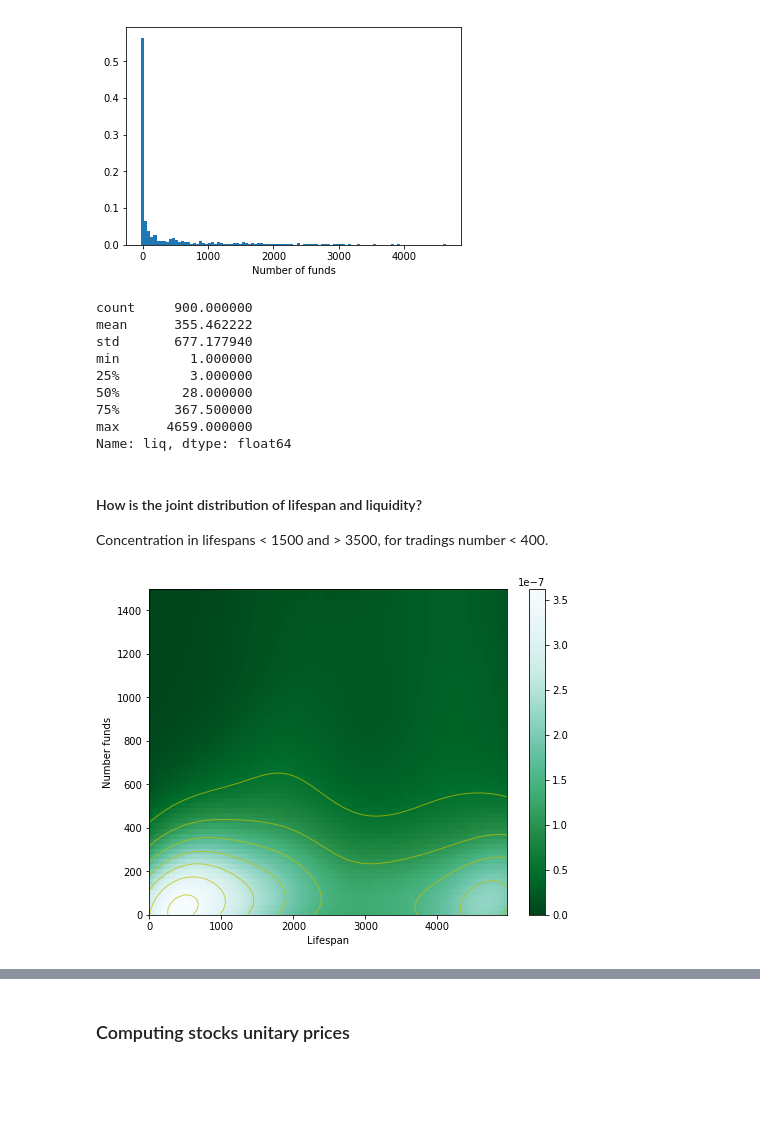
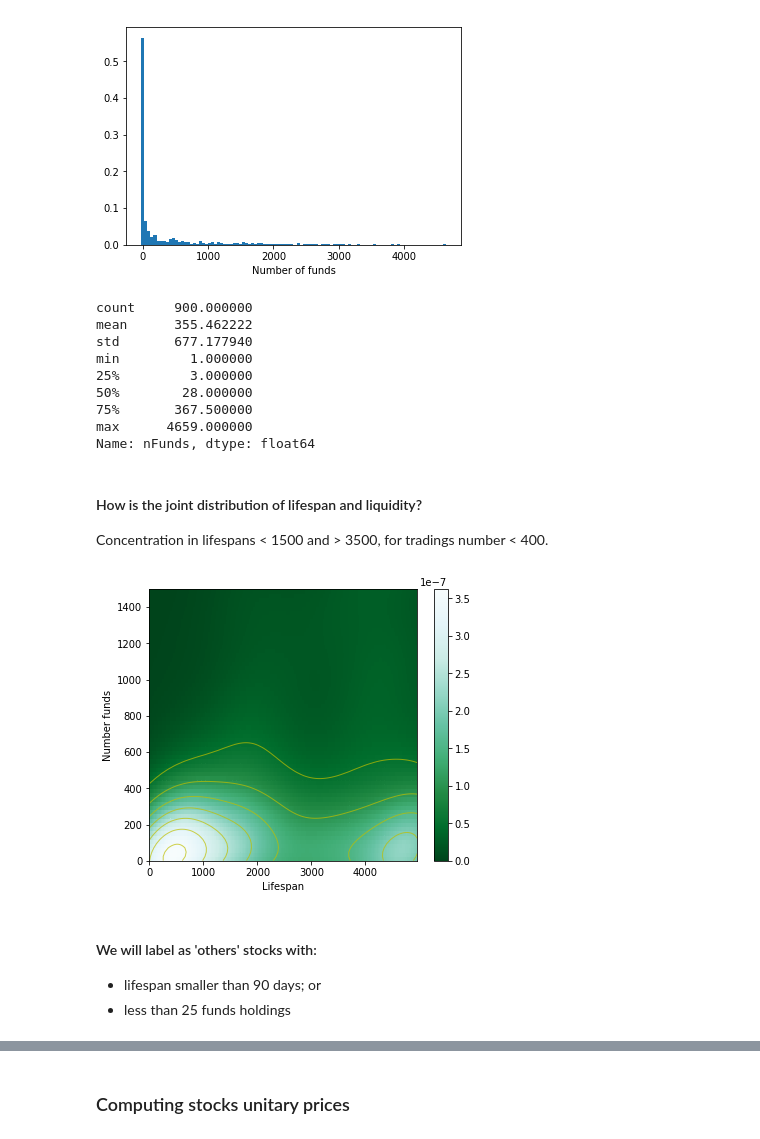
Before and after one commit to mamedc/fundsBR, a Jupyter notebook: 4_other_assets.ipynb, the cells around one changed output, grey strips where cells are left out. Drawn from its saved outputs; the diff is of its cells as text; code cells hidden in the pictures; blank space fills up the shorter version.

```diff
--- a/4_other_assets.ipynb
+++ b/4_other_assets.ipynb
@@ -137,7 +65,8 @@ NaNs:  0
 ### Stocks
 # %%
 # We will look separately to Stocks
-dfStk = dfBLC[dfBLC['TP_APLIC'] == 'Ações'].reset_index(drop = True)
+dfStk = dfBLC.copy(deep = True)
+dfStk = dfStk[dfStk['TP_APLIC'] == 'Ações'].reset_index(drop = True)
 print('{:>12,.0f} rows {:>6,.0f} columns'.format(dfStk.shape[0], dfStk.shape[1]))
 # %% [output]
    5,185,288 rows     21 columns
@@ -168,7 +97,7 @@ DT_FIM_VIGENCIA     datetime64[ns]      213  4021977
 d = dfStk.groupby(['CD_ATIVO'])['DT_COMPTC']
 dfLS = pd.DataFrame(data = [d.min(), d.max()], index = ['dtMin', 'dtMax']).T
 dfLS['lifeSpan'] = dfLS['dtMax'] - dfLS['dtMin']
-dfLS['lifeSpan'] = dfLS['lifeSpan'].apply(lambda x: x.days)
+dfLS['lifeSpan'] = dfLS['lifeSpan'].apply(lambda x: x.days + 1)
 # %%
 fig = plt.figure(figsize = (6, 4))
 ax = fig.add_subplot(111)
@@ -196,11 +124,11 @@ Name: lifeSpan, dtype: float64
 # %% [markdown]
 #### A liquidity measure: How many fund had positions in each stock at least for one day?
 # %%
-liq = dfStk.groupby(['CD_ATIVO', 'CNPJ_FUNDO'])['CNPJ_FUNDO'].count()
-liq = liq.unstack(level = 1)
-liq = ~liq.applymap(np.isnan)
-liq = liq.sum(axis = 1)
-liq.name = 'liq'
+nFunds = dfStk.groupby(['CD_ATIVO', 'CNPJ_FUNDO'])['CNPJ_FUNDO'].count()
+nFunds = nFunds.unstack(level = 1)
+nFunds = ~nFunds.applymap(np.isnan)
+nFunds = nFunds.sum(axis = 1)
+nFunds.name = 'nFunds'
 # %%
 fig = plt.figure(figsize = (6, 4))
 ax = fig.add_subplot(111)
@@ -216,7 +143,7 @@ plt.show()
 # number of 3 funds. Is it the case of adventure capital? We have to
 # investigate.
 # Note we had stocks traded only by one fund.
-liq.describe()
+nFunds.describe()
 # %% [output]
 count     900.000000
 mean      355.462222
@@ -226,33 +153,32 @@ min         1.000000
 50%        28.000000
 75%       367.500000
 max      4659.000000
-Name: liq, dtype: float64
+Name: nFunds, dtype: float64
 # %% [markdown]
 #### How is the joint distribution of lifespan and liquidity?
 Concentration in lifespans < 1500 and > 3500, for tradings number < 400.
 # %%
-df2 = pd.concat([dfLS['lifeSpan'], liq], axis=1)
+dfLiq = pd.concat([dfLS['lifeSpan'], nFunds], axis=1)
 # %%
 # Atention: the axes units are wrong
 from scipy.stats import kde
-fig = plt.figure(figsize = (8, 6))
+fig = plt.figure(figsize = (6, 5))
 ax = fig.add_subplot(111)
 
-x = df2['lifeSpan']; y = df2['liq']
+x = dfLiq['lifeSpan']; y = dfLiq['nFunds']
 
 nbins = 200
 k = kde.gaussian_kde([x,y])
 xi, yi = np.mgrid[x.min():x.max():nbins*1j, y.min():y.max():nbins*1j]
 zi = k(np.vstack([xi.flatten(), yi.flatten()]))
 im = plt.pcolormesh(xi, yi, zi.reshape(xi.shape), cmap=plt.cm.BuGn_r)
 ax.contour(xi, yi, zi.reshape(xi.shape), colors = 'y', alpha = 0.7,
     linewidths = 1)
 fig.colorbar(im)
 
 ax.set_ylim((0, 1500))
 plt.xlabel('Lifespan')
 plt.ylabel('Number funds')
-
 plt.show()
 # %% [output]
-[figure, old version]
+[figure, new version]
@@ -286,0 +185,4 @@ codeCount
+# %% [markdown]
+#### We will label as 'others' stocks with:
+* lifespan smaller than 90 days; or
+* less than 25 funds holdings
```
Also changed, not shown: parts of 56 cells of this notebook.
